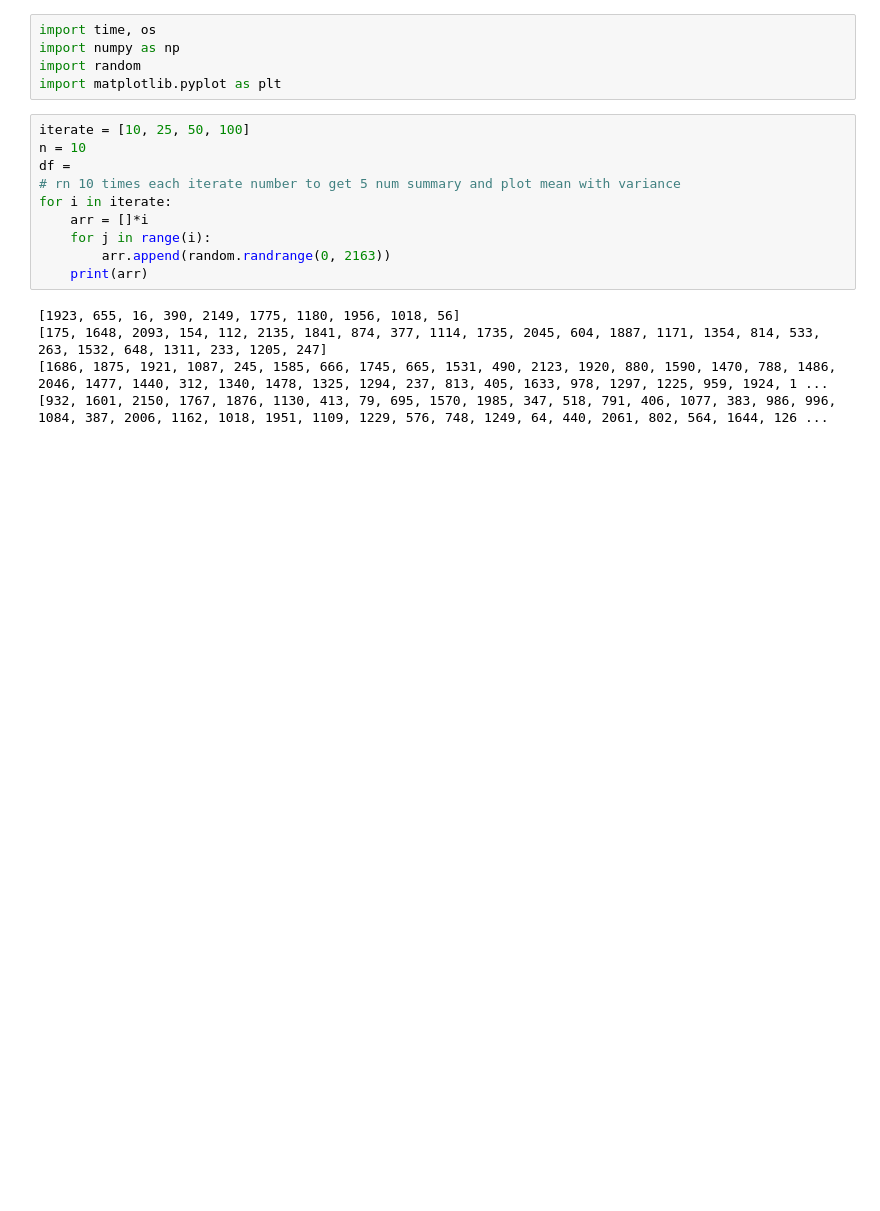
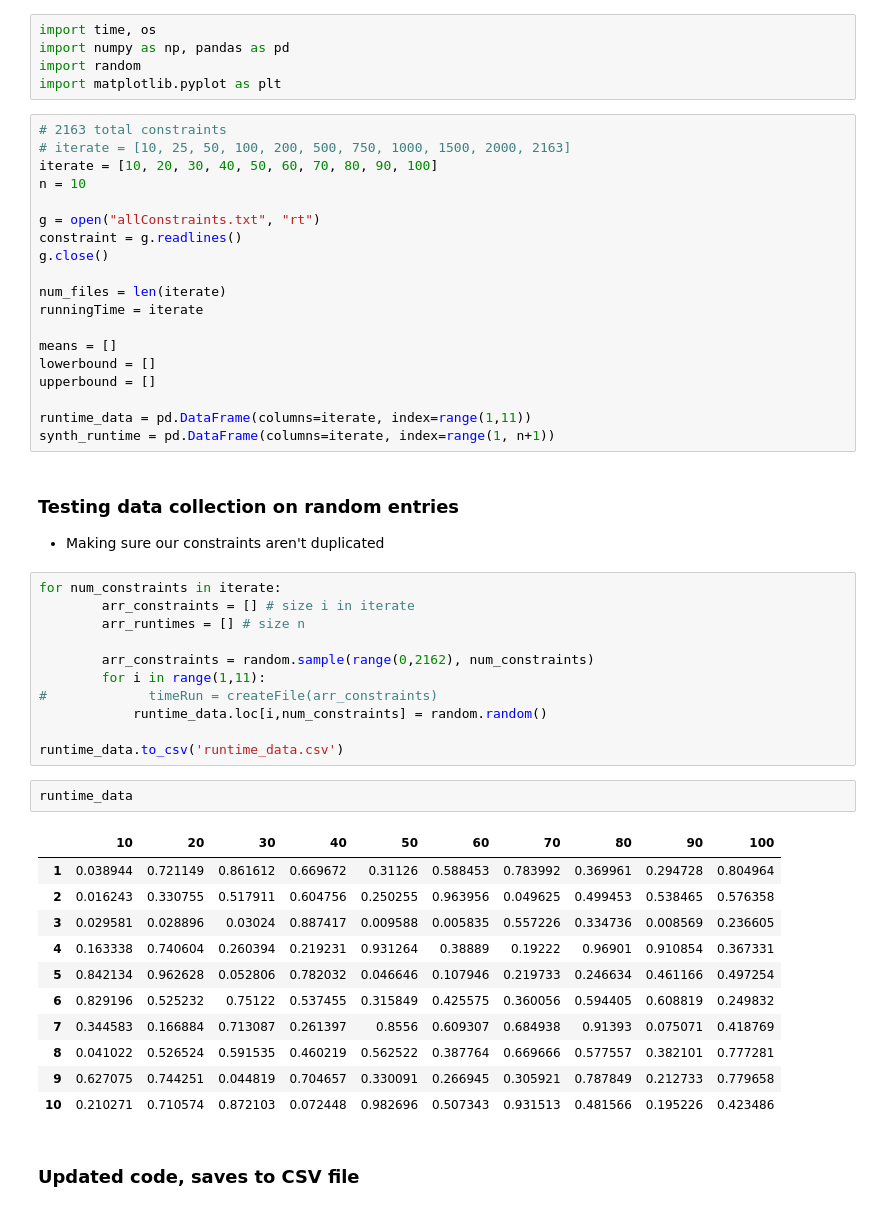
Before and after one commit to kbjorner/synthesis, a Jupyter notebook: Graphs/MNISTruntimeplot.ipynb, the cells around one changed output. Cells and saved outputs as stored; diff of their text form; blank space fills up the shorter version.

```diff
--- a/Graphs/MNISTruntimeplot.ipynb
+++ b/Graphs/MNISTruntimeplot.ipynb
@@ -1,21 +1,55 @@
 # %%
 import time, os
-import numpy as np
+import numpy as np, pandas as pd
 import random
 import matplotlib.pyplot as plt
-# %%
-iterate = [10, 25, 50, 100]
-n = 10
-df =
-# rn 10 times each iterate number to get 5 num summary and plot mean with variance
-for i in iterate:
-    arr = []*i
-    for j in range(i):
-        arr.append(random.randrange(0, 2163))
-    print(arr)
-# %% [output]
-[1923, 655, 16, 390, 2149, 1775, 1180, 1956, 1018, 56]
-[175, 1648, 2093, 154, 112, 2135, 1841, 874, 377, 1114, 1735, 2045, 604, 1887, 1171, 1354, 814, 533, 263, 1532, 648, 1311, 233, 1205, 247]
-[1686, 1875, 1921, 1087, 245, 1585, 666, 1745, 665, 1531, 490, 2123, 1920, 880, 1590, 1470, 788, 1486, 2046, 1477, 1440, 312, 1340, 1478, 1325, 1294, 237, 813, 405, 1633, 978, 1297, 1225, 959, 1924, 1 ...
-[932, 1601, 2150, 1767, 1876, 1130, 413, 79, 695, 1570, 1985, 347, 518, 791, 406, 1077, 383, 986, 996, 1084, 387, 2006, 1162, 1018, 1951, 1109, 1229, 576, 748, 1249, 64, 440, 2061, 802, 564, 1644, 126 ...
+# %%
+# 2163 total constraints
+# iterate = [10, 25, 50, 100, 200, 500, 750, 1000, 1500, 2000, 2163]
+iterate = [10, 20, 30, 40, 50, 60, 70, 80, 90, 100]
+n = 10
+
+g = open("allConstraints.txt", "rt")
+constraint = g.readlines()
+g.close()
+
+num_files = len(iterate)
+runningTime = iterate
+
+means = []
+lowerbound = []
+upperbound = []
+
+runtime_data = pd.DataFrame(columns=iterate, index=range(1,11))
+synth_runtime = pd.DataFrame(columns=iterate, index=range(1, n+1))
+# %% [markdown]
+### Testing data collection on random entries
+- Making sure our constraints aren't duplicated
+# %%
+for num_constraints in iterate:
+        arr_constraints = [] # size i in iterate
+        arr_runtimes = [] # size n
+
+        arr_constraints = random.sample(range(0,2162), num_constraints)
+        for i in range(1,11):
+#             timeRun = createFile(arr_constraints)
+            runtime_data.loc[i,num_constraints] = random.random()
+
+runtime_data.to_csv('runtime_data.csv')
+# %%
+runtime_data
+# %% [output]
+|  | 10 | 20 | 30 | 40 | 50 | 60 | 70 | 80 | 90 | 100 |
+| 1 | 0.038944 | 0.721149 | 0.861612 | 0.669672 | 0.31126 | 0.588453 | 0.783992 | 0.369961 | 0.294728 | 0.804964 |
+| 2 | 0.016243 | 0.330755 | 0.517911 | 0.604756 | 0.250255 | 0.963956 | 0.049625 | 0.499453 | 0.538465 | 0.576358 |
+| 3 | 0.029581 | 0.028896 | 0.03024 | 0.887417 | 0.009588 | 0.005835 | 0.557226 | 0.334736 | 0.008569 | 0.236605 |
+| 4 | 0.163338 | 0.740604 | 0.260394 | 0.219231 | 0.931264 | 0.38889 | 0.19222 | 0.96901 | 0.910854 | 0.367331 |
+| 5 | 0.842134 | 0.962628 | 0.052806 | 0.782032 | 0.046646 | 0.107946 | 0.219733 | 0.246634 | 0.461166 | 0.497254 |
+| 6 | 0.829196 | 0.525232 | 0.75122 | 0.537455 | 0.315849 | 0.425575 | 0.360056 | 0.594405 | 0.608819 | 0.249832 |
+| 7 | 0.344583 | 0.166884 | 0.713087 | 0.261397 | 0.8556 | 0.609307 | 0.684938 | 0.91393 | 0.075071 | 0.418769 |
+| 8 | 0.041022 | 0.526524 | 0.591535 | 0.460219 | 0.562522 | 0.387764 | 0.669666 | 0.577557 | 0.382101 | 0.777281 |
+| 9 | 0.627075 | 0.744251 | 0.044819 | 0.704657 | 0.330091 | 0.266945 | 0.305921 | 0.787849 | 0.212733 | 0.779658 |
+| 10 | 0.210271 | 0.710574 | 0.872103 | 0.072448 | 0.982696 | 0.507343 | 0.931513 | 0.481566 | 0.195226 | 0.423486 |
+# %% [markdown]
+### Updated code, saves to CSV file
 # %%
```
Also changed, not shown: parts of 10 cells of this notebook.
